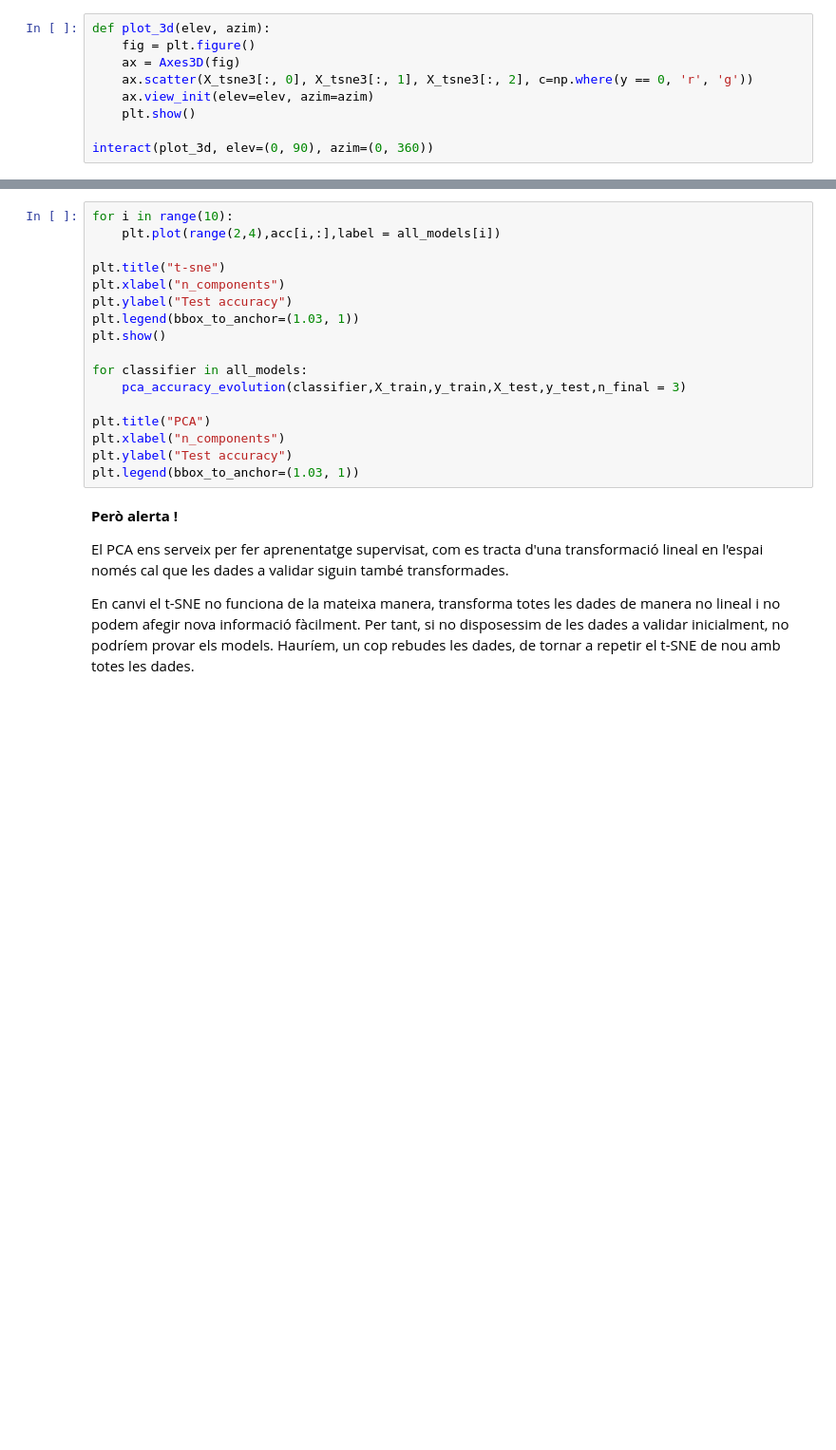
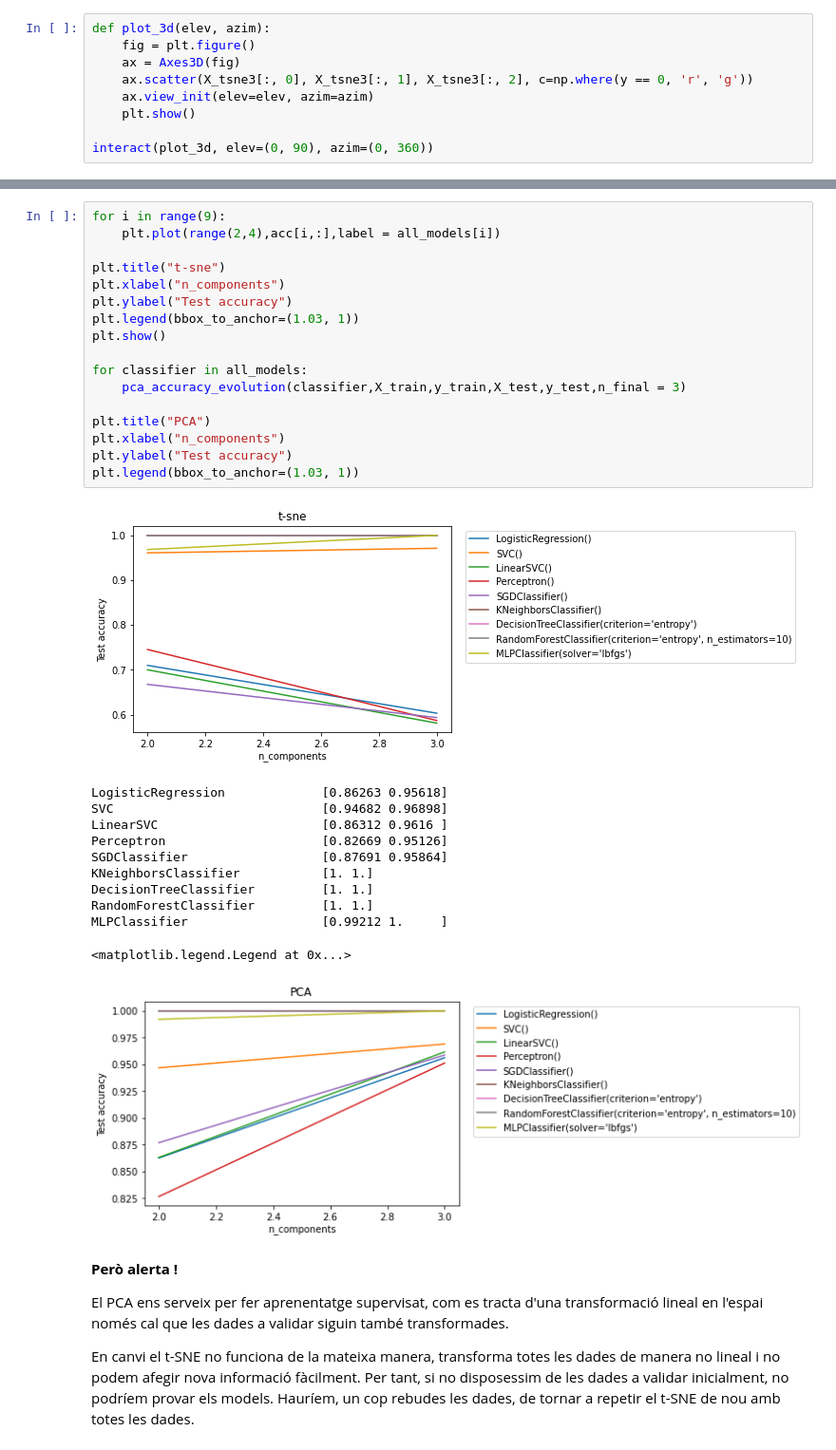
Before and after one commit to AlbertRoca29/Mushrooms, a Jupyter notebook: mushrooms.ipynb, the cells around one changed output, grey strips where cells are left out. Shown at 95% size. Cells and saved outputs as stored; diff of their text form; blank space fills up the shorter version.

```diff
--- a/mushrooms.ipynb
+++ b/mushrooms.ipynb
@@ -795,20 +805,33 @@ print(acc)
 # %%
-for i in range(10):
+for i in range(9):
     plt.plot(range(2,4),acc[i,:],label = all_models[i])
 
 plt.title("t-sne")
 plt.xlabel("n_components")
 plt.ylabel("Test accuracy")
 plt.legend(bbox_to_anchor=(1.03, 1))
 plt.show()
 
 for classifier in all_models:
     pca_accuracy_evolution(classifier,X_train,y_train,X_test,y_test,n_final = 3)
 
 plt.title("PCA")
 plt.xlabel("n_components")
 plt.ylabel("Test accuracy")
 plt.legend(bbox_to_anchor=(1.03, 1))
+# %% [output]
+[figure, added]
+LogisticRegression             [0.86263 0.95618]
+SVC                            [0.94682 0.96898]
+LinearSVC                      [0.86312 0.9616 ]
+Perceptron                     [0.82669 0.95126]
+SGDClassifier                  [0.87691 0.95864]
+KNeighborsClassifier           [1. 1.]
+DecisionTreeClassifier         [1. 1.]
+RandomForestClassifier         [1. 1.]
+MLPClassifier                  [0.99212 1.     ]
+<matplotlib.legend.Legend at 0x...>
+[figure, added]
 # %% [markdown]
 **Però alerta !**
 
```
Also changed, not shown: parts of 11 cells of this notebook.
